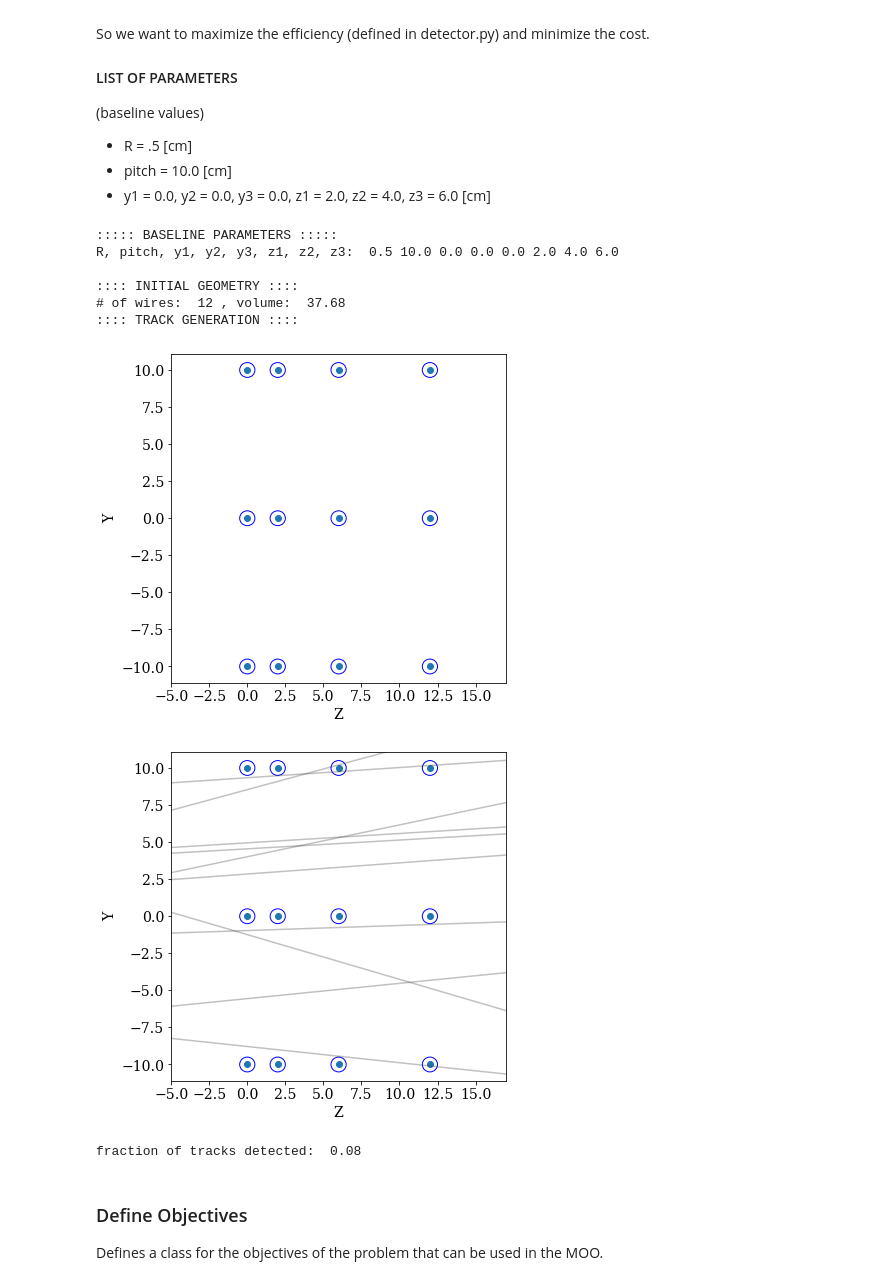
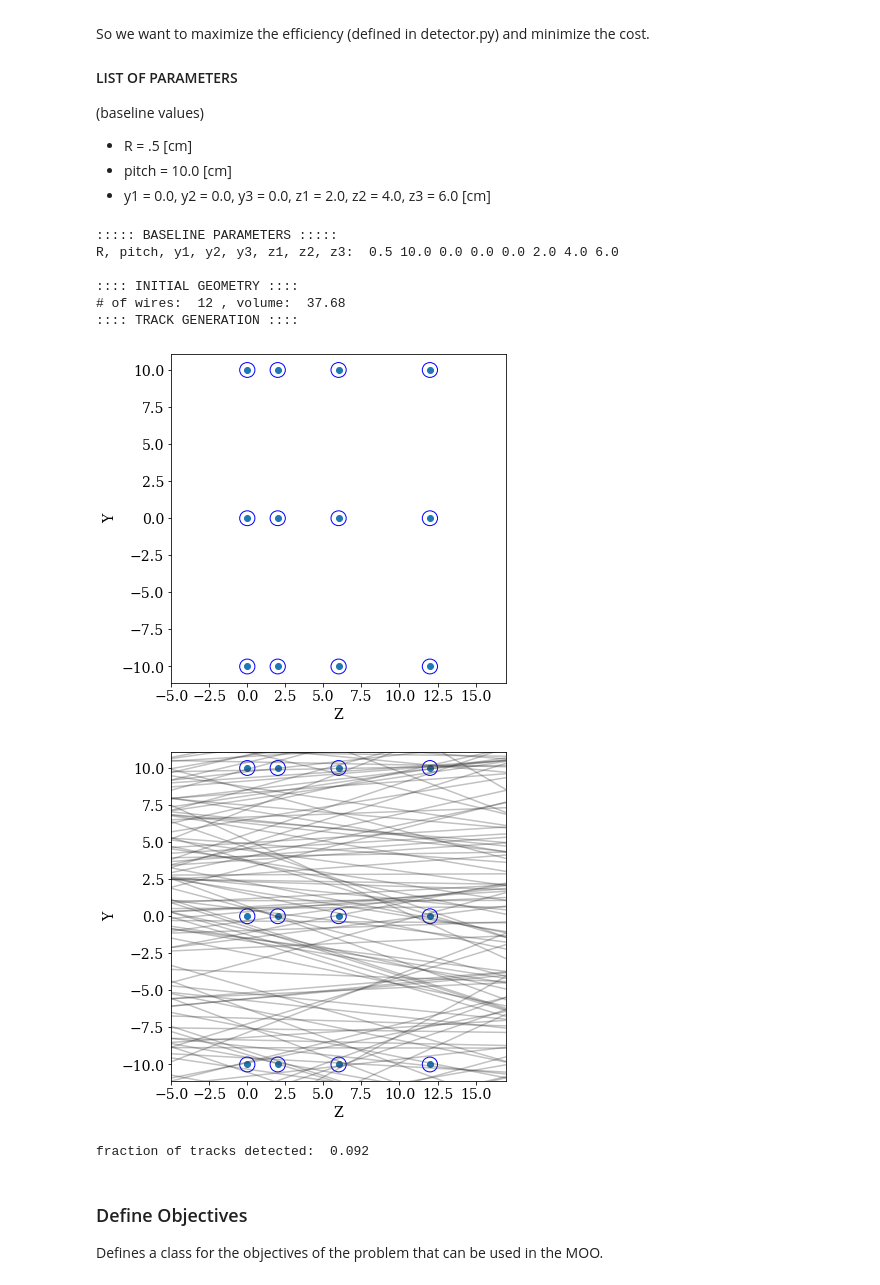
Before and after one commit to cfteach/AI4NP_detector_opt, a Jupyter notebook: sol2/driver_moo.ipynb, the cells around one changed output. Drawn from its saved outputs; the diff is of its cells as text; code cells hidden in the pictures.

```diff
--- a/sol2/driver_moo.ipynb
+++ b/sol2/driver_moo.ipynb
@@ -67,6 +61,9 @@ So we want to maximize the efficiency (defined in detector.py) and minimize the
 #------ define mother region ------#
 y_min=-10.1
 y_max=10.1
+
+N_tracks = 1000
+
 
 print("::::: BASELINE PARAMETERS :::::")
 R = .5
@@ -86,36 +83,35 @@ print(":::: INITIAL GEOMETRY ::::")
 tr = detector2.Tracker(R, pitch, y1, y2, y3, z1, z2, z3)
 Z, Y = tr.create_geometry()
 num_wires = detector2.calculate_wires(Y, y_min, y_max)
 
 volume = detector2.wires_volume(Y, y_min, y_max,R)
 
 detector2.geometry_display(Z, Y, R, y_min=y_min, y_max=y_max,block=False,pause=5) #5
 
 print("# of wires: ", num_wires, ", volume: ", volume)
 
 #------------- TRACK GENERATION -----------#
 print(":::: TRACK GENERATION ::::")
-N_tracks = 100
 t = detector2.Tracks(b_min=-100, b_max=100, alpha_mean=0, alpha_std=0.2)
 tracks = t.generate(N_tracks)
 
 detector2.geometry_display(Z, Y, R, y_min=y_min, y_max=y_max,block=False, pause=-1)
 detector2.tracks_display(tracks, Z,block=False,pause=-1)
 
  #a track is detected if at least two wires have been hit
 score = detector2.get_score(Z, Y, tracks, R)
 frac_detected = score[0]
 print("fraction of tracks detected: ",frac_detected)
 # %% [output]
 ::::: BASELINE PARAMETERS :::::
 R, pitch, y1, y2, y3, z1, z2, z3:  0.5 10.0 0.0 0.0 0.0 2.0 4.0 6.0
 
 :::: INITIAL GEOMETRY ::::
 # of wires:  12 , volume:  37.68
 :::: TRACK GENERATION ::::
 [figure]
-[figure, old version]
+[figure, new version]
-fraction of tracks detected:  0.08
+fraction of tracks detected:  0.092
 # %% [markdown]
 ### Define Objectives
 
```
Also changed, not shown: parts of 4 cells of this notebook.
